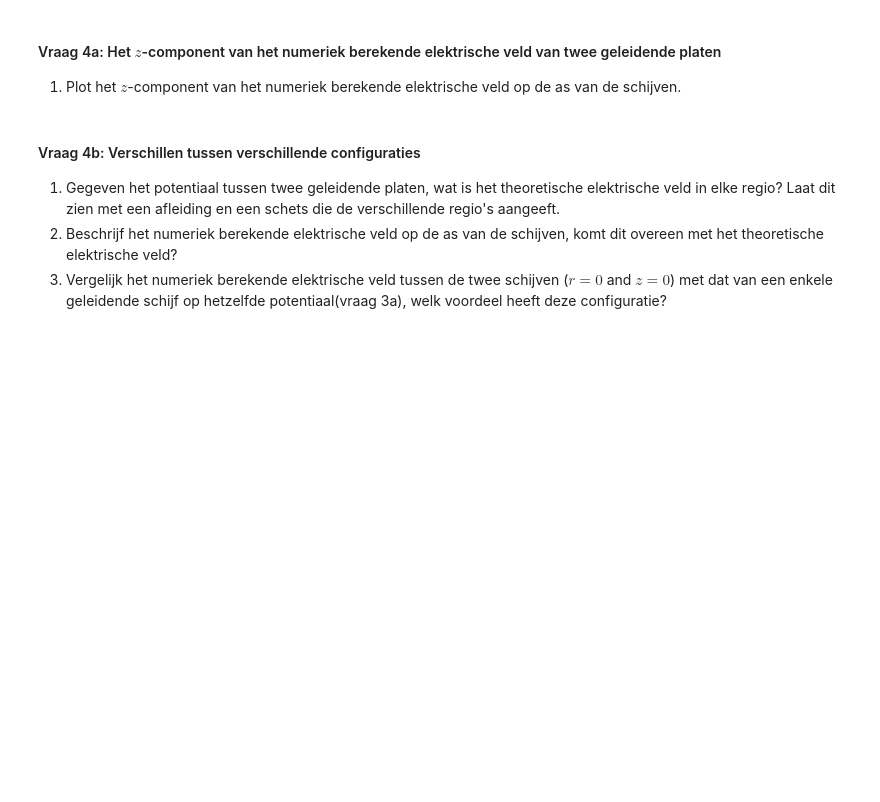
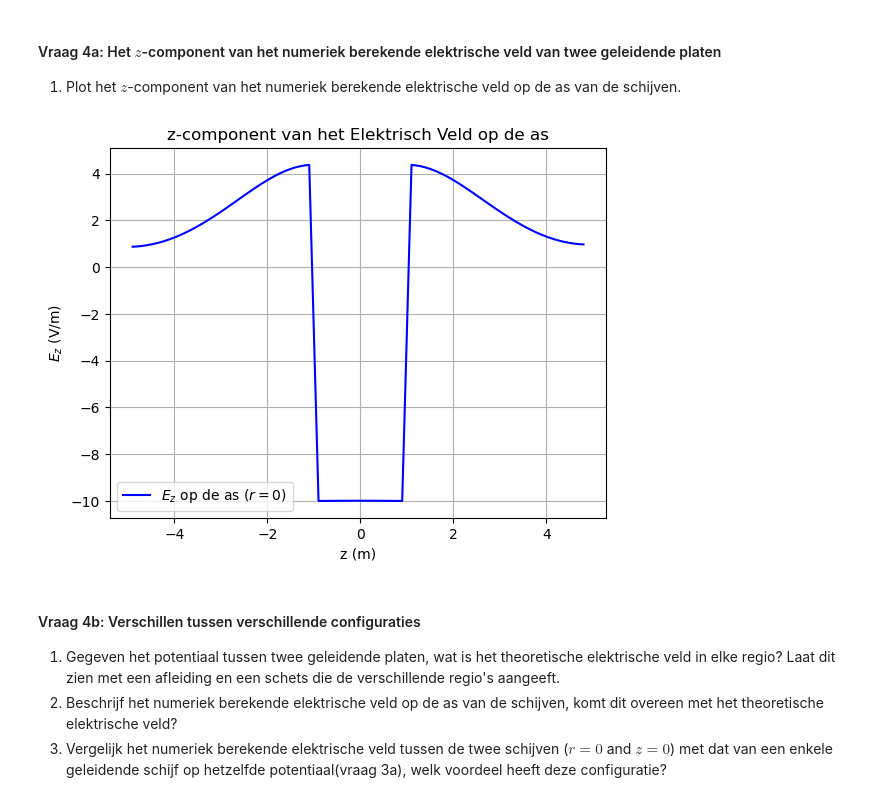
Before and after one commit to jasperbom747-creator/opdrachten-DEF-D-Jasper-Bom, a Jupyter notebook: DigitaleOntwerpopdrachten/1CondensatorOpdracht/CondensatorOntwerpopdracht.ipynb, the cells around one changed output. Saved outputs shown, nothing was run; the diff lists cells and outputs as text; code cells hidden in the pictures; blank space fills up the shorter version.

```diff
--- a/DigitaleOntwerpopdrachten/1CondensatorOpdracht/CondensatorOntwerpopdracht.ipynb
+++ b/DigitaleOntwerpopdrachten/1CondensatorOpdracht/CondensatorOntwerpopdracht.ipynb
@@ -499,9 +499,25 @@ plot_results_disk(Ez, Er, normE, V, r, z, grid_step, disk_radius, z_pos_disk1, z
 
 1. Plot het $z$-component van het numeriek berekende elektrische veld op de as van de schijven.
 # %%
-###
-###your code here###
-###
+# 1. Plot het z-component van het numeriek berekende elektrische veld op de as van de schijven.
+
+# Bepaal de index voor de as (r = 0)
+idx_as = np.argmin(np.abs(r_for_E))
+
+#Selecteer de Ez waarden op deze as
+Ez_op_as = Ez[:, idx_as]
+
+# Plotten
+plt.figure()
+plt.plot(z_for_E, Ez_op_as, label='$E_z$ op de as ($r=0$)', color='blue')
+plt.title('z-component van het Elektrisch Veld op de as')
+plt.xlabel('z (m)')
+plt.ylabel('$E_z$ (V/m)')
+plt.grid(True)
+plt.legend()
+plt.show()
+# %% [output]
+[figure, added]
 # %% [markdown]
 #### Vraag 4b: Verschillen tussen verschillende configuraties
 
```
Also changed, not shown: parts of 6 cells of this notebook, 1 other file.
